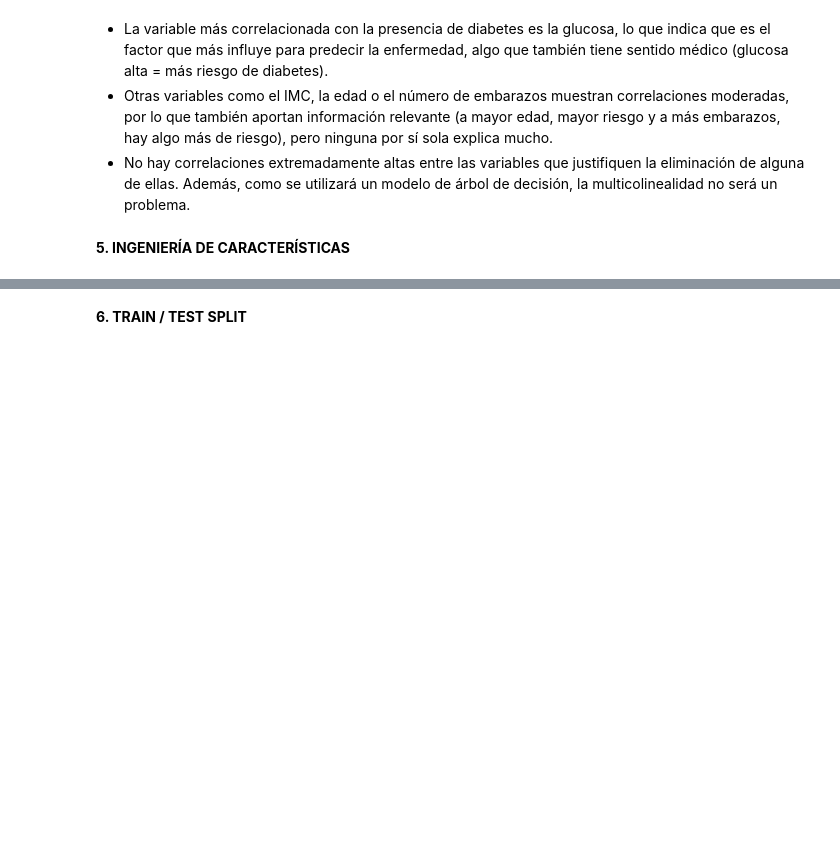
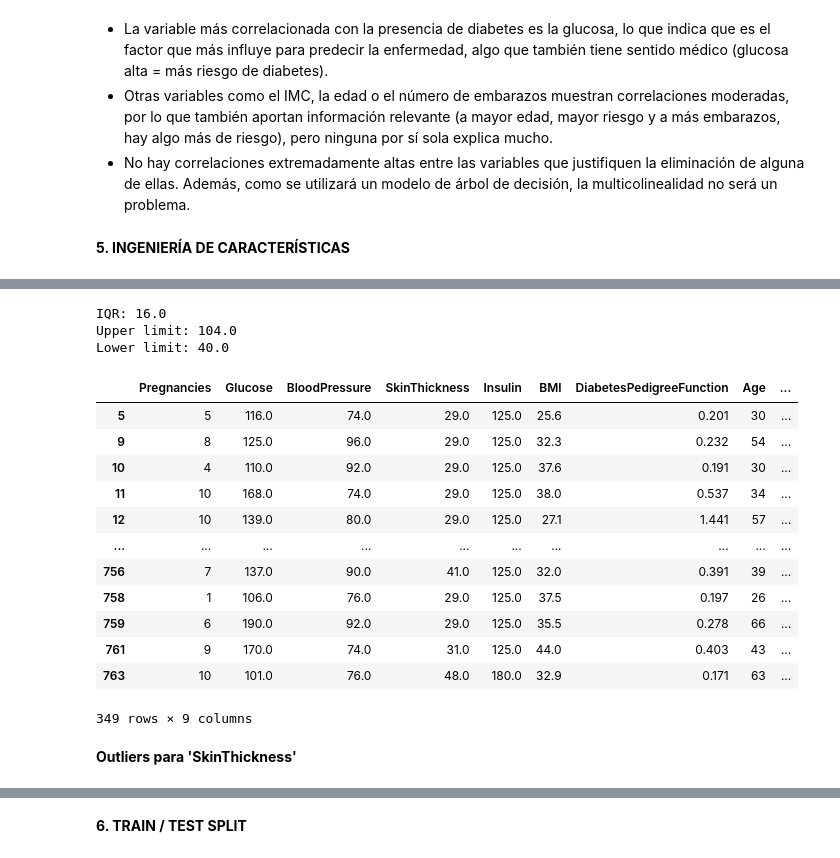
Before and after one commit to 4GeeksAcademy/alemantellini-machine-learning, a Jupyter notebook: src/04-eda-diabetes.ipynb, the cells around one changed output, grey strips where cells are left out. Saved outputs shown, nothing was run; the diff lists cells and outputs as text; code cells hidden in the pictures; blank space fills up the shorter version.

```diff
--- a/src/04-eda-diabetes.ipynb
+++ b/src/04-eda-diabetes.ipynb
@@ -296,0 +457,34 @@ total_data.describe()
+# %%
+# IQR BLOOD PRESSURE
+# RANGO INTERCUARTIL
+blood_iqr = blood_stats["75%"] - blood_stats["25%"]
+# LÍMITE SUPERIOR == Q3 + 1.5*IQR
+upper_limit = blood_stats["75%"] + 1.5 * blood_iqr
+# LÍMITE INFERIOR == Q1 + 1.5*IQR
+lower_limit = blood_stats["25%"] - 1.5 * blood_iqr
+
+print(f"IQR: {blood_iqr}")
+print(f"Upper limit: {upper_limit}")
+print(f"Lower limit: {lower_limit}")
+# %% [output]
+IQR: 16.0
+Upper limit: 104.0
+Lower limit: 40.0
+# %%
+total_data[total_data["BloodPressure"] > 72]
+# %% [output]
+|  | Pregnancies | Glucose | BloodPressure | SkinThickness | Insulin | BMI | DiabetesPedigreeFunction | Age | ... |
+| 5 | 5 | 116.0 | 74.0 | 29.0 | 125.0 | 25.6 | 0.201 | 30 | ... |
+| 9 | 8 | 125.0 | 96.0 | 29.0 | 125.0 | 32.3 | 0.232 | 54 | ... |
+| 10 | 4 | 110.0 | 92.0 | 29.0 | 125.0 | 37.6 | 0.191 | 30 | ... |
+| 11 | 10 | 168.0 | 74.0 | 29.0 | 125.0 | 38.0 | 0.537 | 34 | ... |
+| 12 | 10 | 139.0 | 80.0 | 29.0 | 125.0 | 27.1 | 1.441 | 57 | ... |
+| ... | ... | ... | ... | ... | ... | ... | ... | ... | ... |
+| 756 | 7 | 137.0 | 90.0 | 41.0 | 125.0 | 32.0 | 0.391 | 39 | ... |
+| 758 | 1 | 106.0 | 76.0 | 29.0 | 125.0 | 37.5 | 0.197 | 26 | ... |
+| 759 | 6 | 190.0 | 92.0 | 29.0 | 125.0 | 35.5 | 0.278 | 66 | ... |
+| 761 | 9 | 170.0 | 74.0 | 31.0 | 125.0 | 44.0 | 0.403 | 43 | ... |
+| 763 | 10 | 101.0 | 76.0 | 48.0 | 180.0 | 32.9 | 0.171 | 63 | ... |
+349 rows × 9 columns
+# %% [markdown]
+**Outliers para 'SkinThickness'**
```
Also changed, not shown: parts of 33 cells of this notebook.
